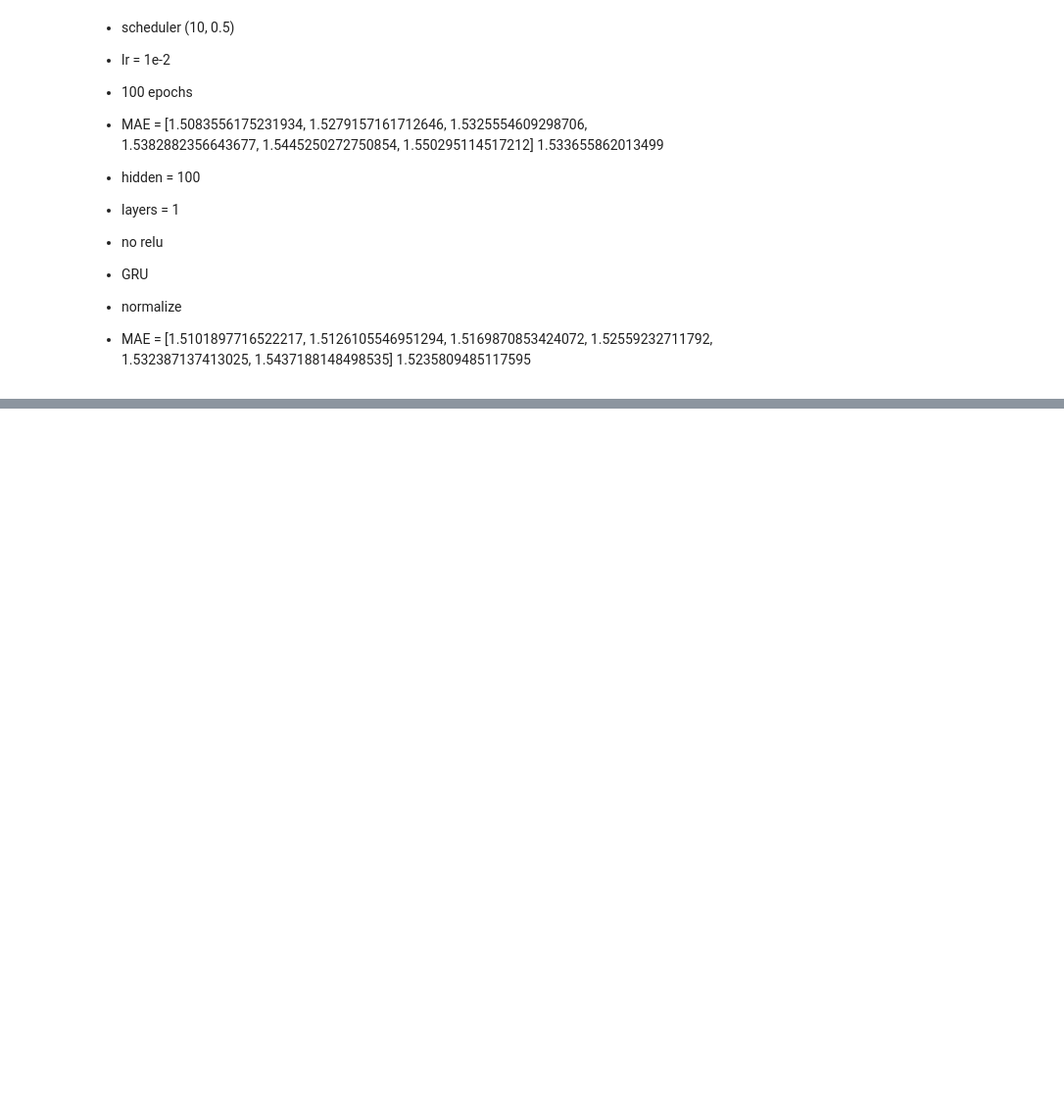
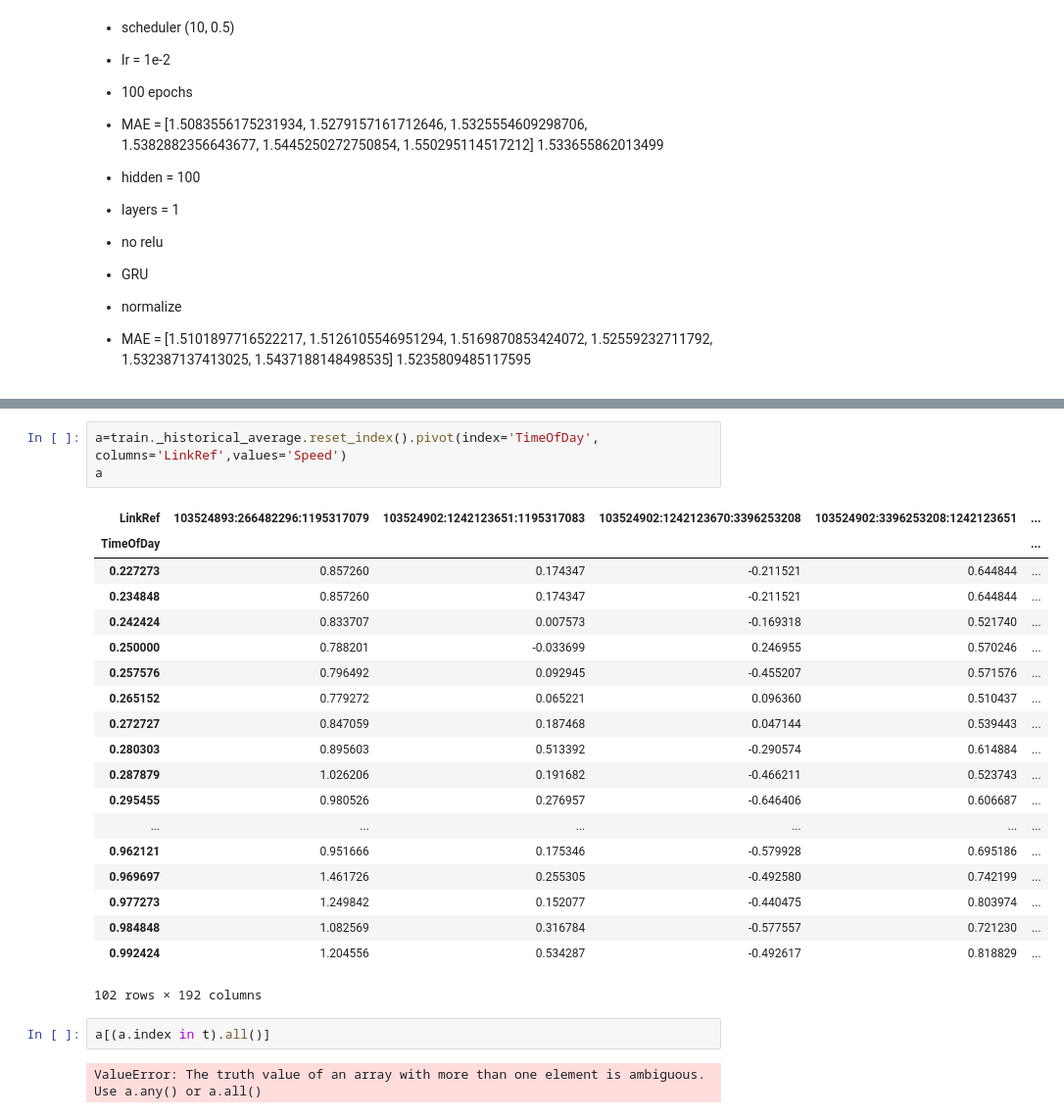
Before and after one commit to intelligenttrafficforecasting/busmodders, a Jupyter notebook: model/RNN-seq2seq.ipynb, the cells around one changed output, grey strips where cells are left out. Shown: that part at 98% size. Cells and saved outputs as stored; diff of their text form; blank space fills up the shorter version.

```diff
--- a/model/RNN-seq2seq.ipynb
+++ b/model/RNN-seq2seq.ipynb
@@ -185,0 +254,27 @@ net.visualize_road(validation,timesteps=6, road=16)
+# %%
+a=train._historical_average.reset_index().pivot(index='TimeOfDay', columns='LinkRef',values='Speed')
+a
+# %% [output]
+| LinkRef | 103524893:266482296:1195317079 | 103524902:1242123651:1195317083 | 103524902:1242123670:3396253208 | 103524902:3396253208:1242123651 | ... |
+| TimeOfDay |  |  |  |  | ... |
+| 0.227273 | 0.857260 | 0.174347 | -0.211521 | 0.644844 | ... |
+| 0.234848 | 0.857260 | 0.174347 | -0.211521 | 0.644844 | ... |
+| 0.242424 | 0.833707 | 0.007573 | -0.169318 | 0.521740 | ... |
+| 0.250000 | 0.788201 | -0.033699 | 0.246955 | 0.570246 | ... |
+| 0.257576 | 0.796492 | 0.092945 | -0.455207 | 0.571576 | ... |
+| 0.265152 | 0.779272 | 0.065221 | 0.096360 | 0.510437 | ... |
+| 0.272727 | 0.847059 | 0.187468 | 0.047144 | 0.539443 | ... |
+| 0.280303 | 0.895603 | 0.513392 | -0.290574 | 0.614884 | ... |
+| 0.287879 | 1.026206 | 0.191682 | -0.466211 | 0.523743 | ... |
+| 0.295455 | 0.980526 | 0.276957 | -0.646406 | 0.606687 | ... |
+| ... | ... | ... | ... | ... | ... |
+| 0.962121 | 0.951666 | 0.175346 | -0.579928 | 0.695186 | ... |
+| 0.969697 | 1.461726 | 0.255305 | -0.492580 | 0.742199 | ... |
+| 0.977273 | 1.249842 | 0.152077 | -0.440475 | 0.803974 | ... |
+| 0.984848 | 1.082569 | 0.316784 | -0.577557 | 0.721230 | ... |
+| 0.992424 | 1.204556 | 0.534287 | -0.492617 | 0.818829 | ... |
+102 rows × 192 columns
+# %%
+a[(a.index in t).all()]
+# %% [output]
+ValueError: The truth value of an array with more than one element is ambiguous. Use a.any() or a.all()
```
Also changed, not shown: parts of 15 cells of this notebook, 2 other files.
